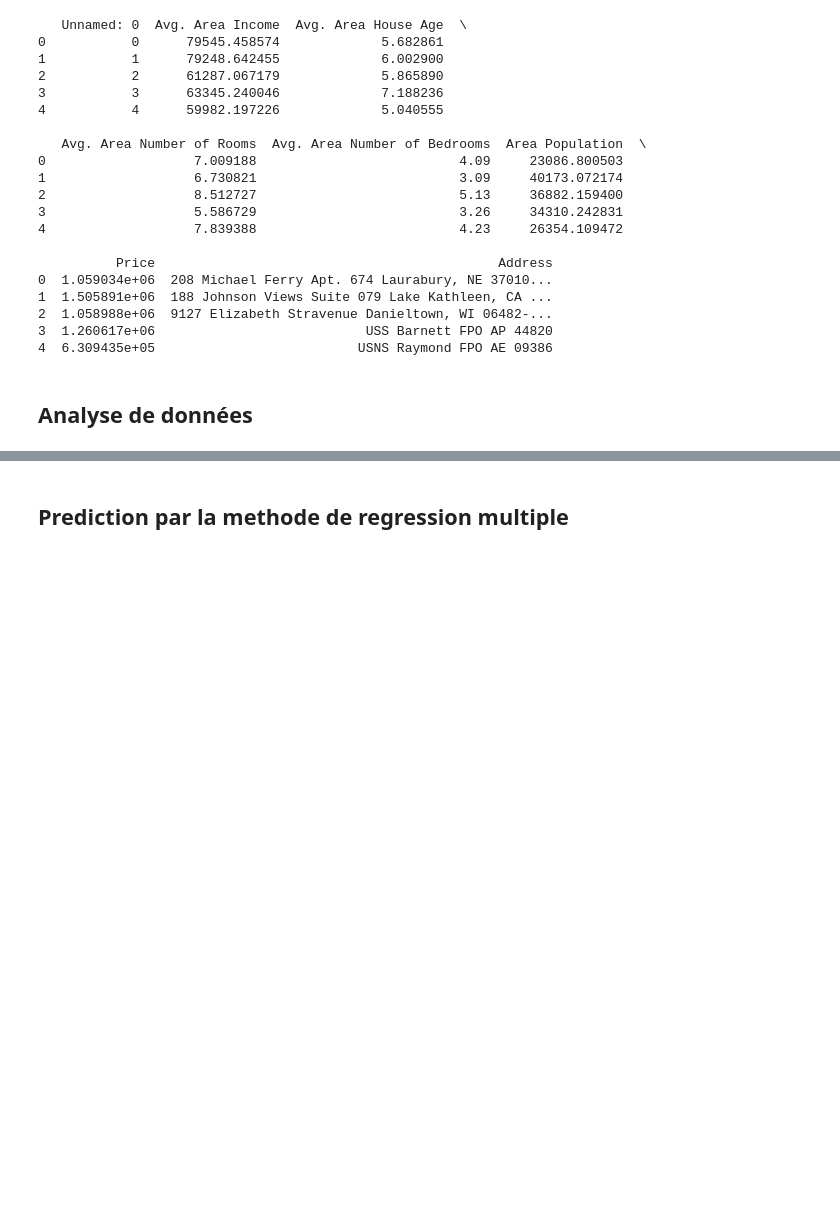
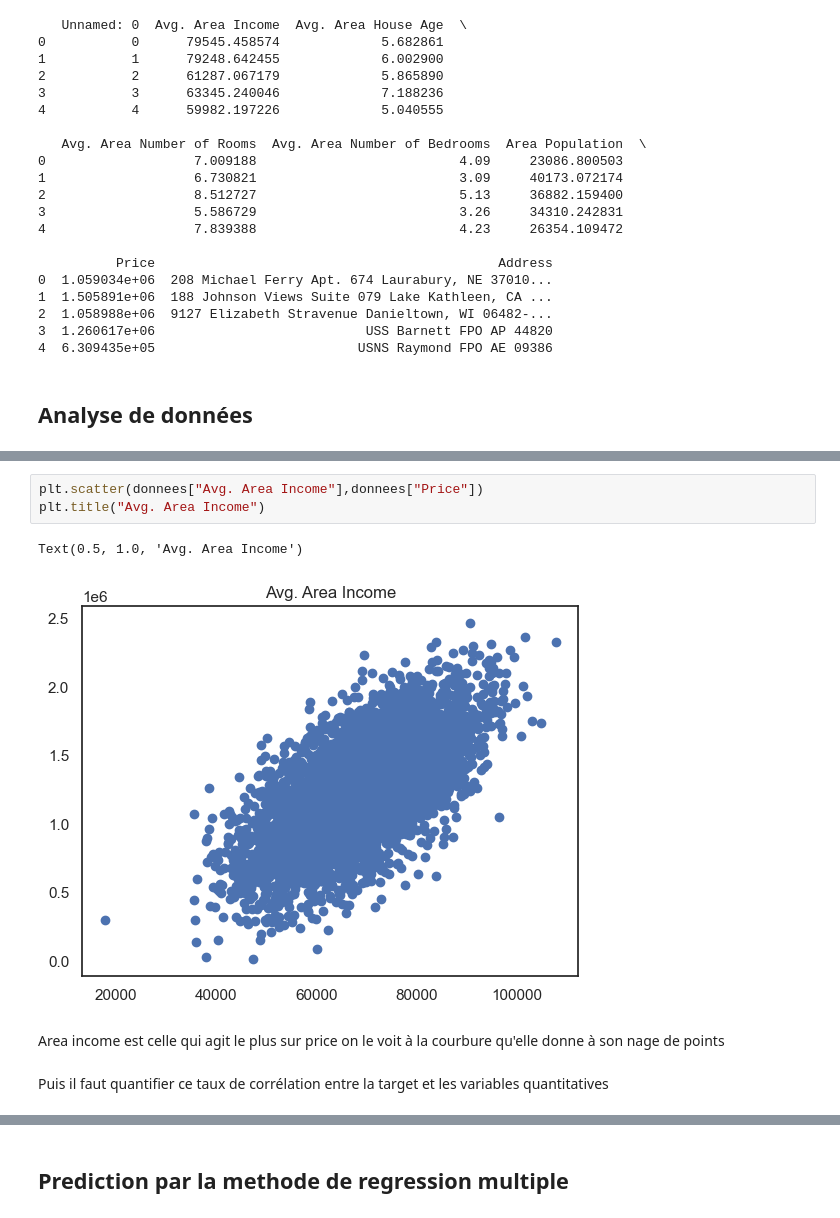
Before and after one commit to BatataNatna/Merad-Khedoudja-Rym-Projet-House-Pricing-MLA, a Jupyter notebook: House_prediction.ipynb, the cells around one changed output, grey strips where cells are left out. Drawn from its saved outputs; the diff is of its cells as text; blank space fills up the shorter version.

```diff
--- a/House_prediction.ipynb
+++ b/House_prediction.ipynb
@@ -49 +91,11 @@ print(donnees.head())
+# %%
+plt.scatter(donnees["Avg. Area Income"],donnees["Price"])
+plt.title("Avg. Area Income")
+# %% [output]
+Text(0.5, 1.0, 'Avg. Area Income')
+[figure, added]
+# %% [markdown]
+Area income est celle qui agit le plus sur price on le voit à la courbure qu'elle donne à son nage de points
+# %% [markdown]
+Puis il faut quantifier ce taux de corrélation entre la target et les variables quantitatives
 # %%
```
Also changed, not shown: parts of 7 cells of this notebook.
